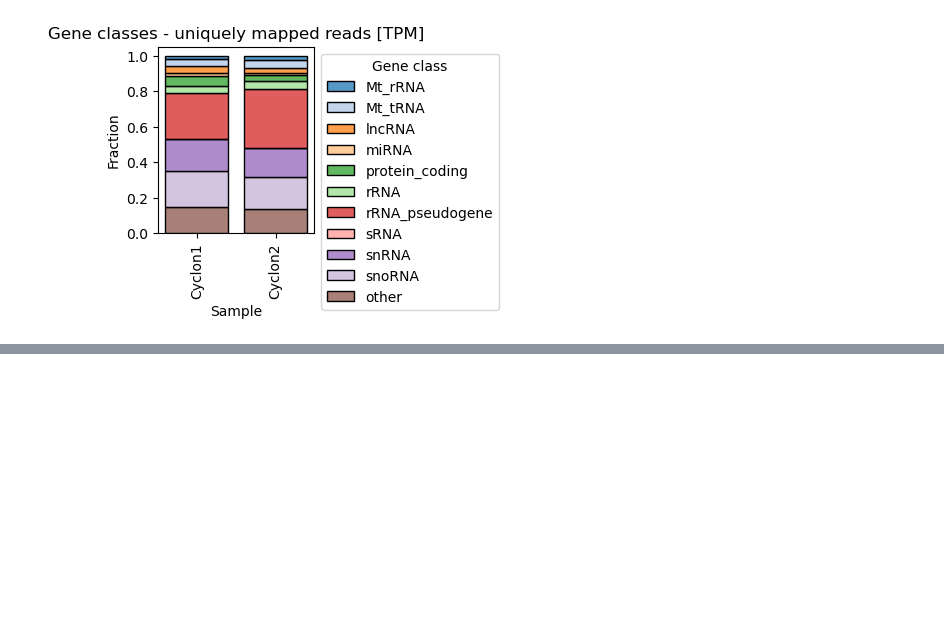
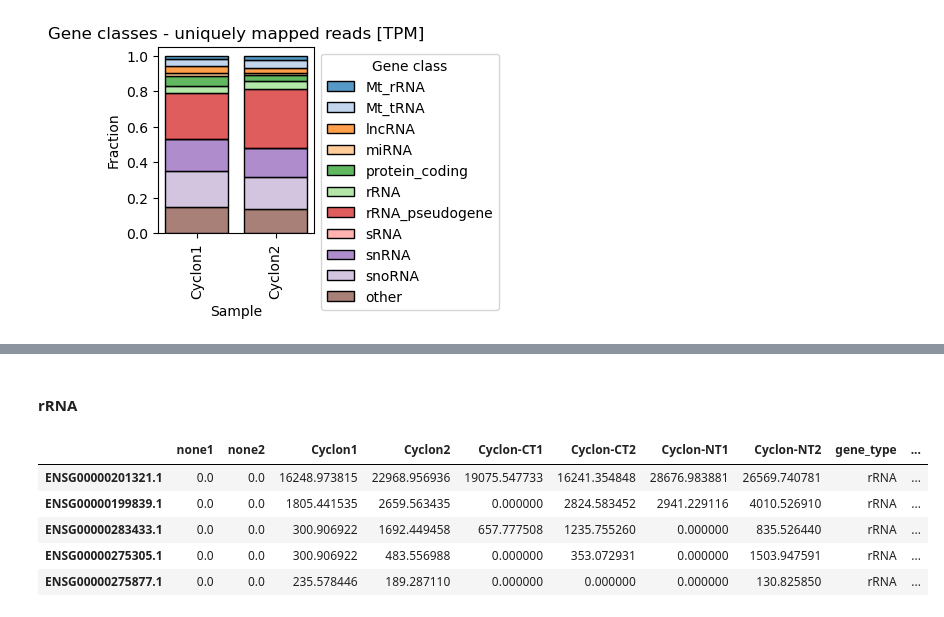
Before and after one commit to TurowskiLab/example-trxtools-Cyclon, a Jupyter notebook: analysis/00_read_classes.ipynb, the cells around one changed output, grey strips where cells are left out. Cells and saved outputs as stored; diff of their text form; code cells hidden in the pictures; blank space fills up the shorter version.

```diff
--- a/analysis/00_read_classes.ipynb
+++ b/analysis/00_read_classes.ipynb
@@ -233,0 +254,15 @@ plt.savefig('00_read_classes_unique_TPMonly_simple.png', dpi=300, bbox_inches='t
+# %% [markdown]
+#### rRNA
+# %%
+df_top_rrna = df00_uniq_tpm[df00_uniq_tpm['gene_type'] == 'rRNA'].copy()
+df_top_rrna['Cyclon_mean'] = df_top_rrna[['Cyclon1', 'Cyclon2']].mean(axis=1)
+df_top_rrna = df_top_rrna.sort_values('Cyclon_mean', ascending=False)
+# df_top_snrna.columns = df_top_snrna.columns[-1:].tolist() + df_top_snrna.columns[:-1].tolist()
+df_top_rrna.head(5)
+# %% [output]
+|  | none1 | none2 | Cyclon1 | Cyclon2 | Cyclon-CT1 | Cyclon-CT2 | Cyclon-NT1 | Cyclon-NT2 | gene_type | ... |
+| ENSG00000201321.1 | 0.0 | 0.0 | 16248.973815 | 22968.956936 | 19075.547733 | 16241.354848 | 28676.983881 | 26569.740781 | rRNA | ... |
+| ENSG00000199839.1 | 0.0 | 0.0 | 1805.441535 | 2659.563435 | 0.000000 | 2824.583452 | 2941.229116 | 4010.526910 | rRNA | ... |
+| ENSG00000283433.1 | 0.0 | 0.0 | 300.906922 | 1692.449458 | 657.777508 | 1235.755260 | 0.000000 | 835.526440 | rRNA | ... |
+| ENSG00000275305.1 | 0.0 | 0.0 | 300.906922 | 483.556988 | 0.000000 | 353.072931 | 0.000000 | 1503.947591 | rRNA | ... |
+| ENSG00000275877.1 | 0.0 | 0.0 | 235.578446 | 189.287110 | 0.000000 | 0.000000 | 0.000000 | 130.825850 | rRNA | ... |
```
Also changed, not shown: parts of 8 cells of this notebook, 4 other files.
